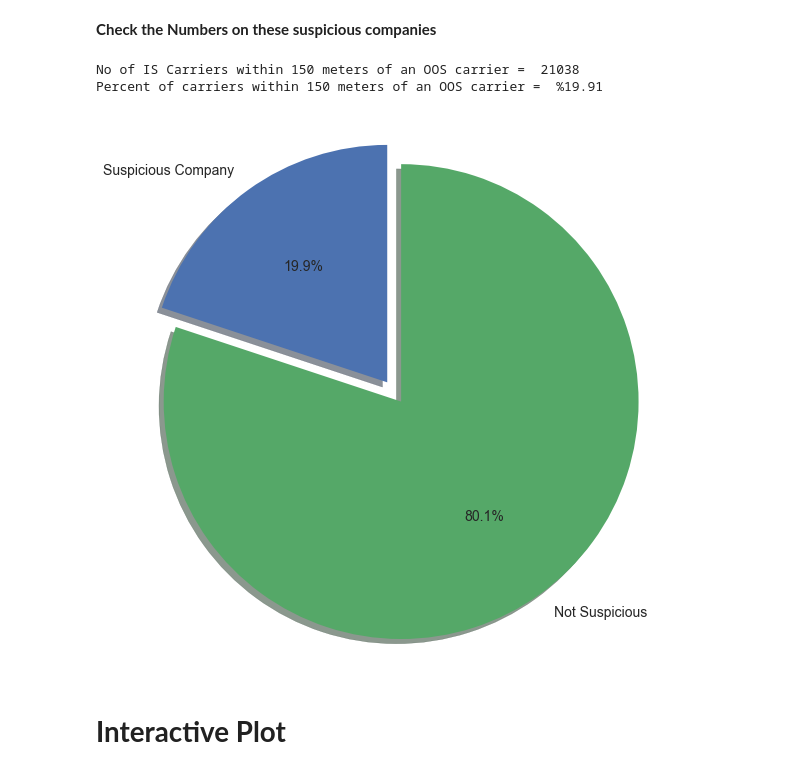
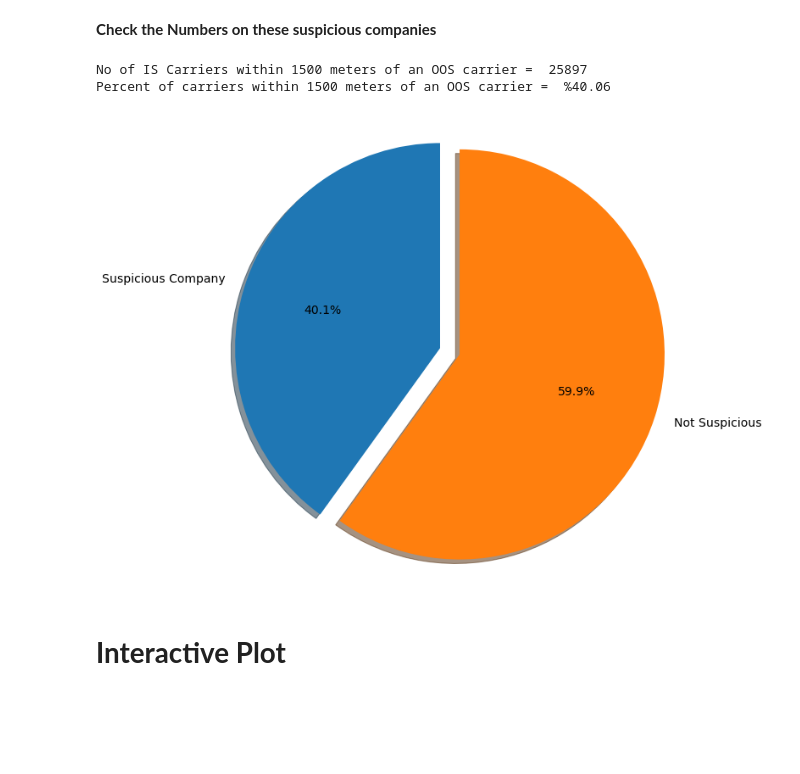
Before and after one commit to raedjamw/Chameleon-Trucking, a Jupyter notebook: Phase_1/Analysis_IS_OS.ipynb, the cells around one changed output. Cells and saved outputs as stored; diff of their text form; code cells hidden in the pictures; blank space fills up the shorter version.

```diff
--- a/Phase_1/Analysis_IS_OS.ipynb
+++ b/Phase_1/Analysis_IS_OS.ipynb
@@ -239,2 +117,3 @@ len(Clean_OS_Gdf)
 # %%
-closest_IS_All = nearest_neighbor(Clean_OS_Gdf, Cl_STATE_Gdf, return_dist=True)
+# apply KNN Module
+closest_IS_All = nearest_neighbor(Cl_STATE_Gdf,Clean_OS_Gdf, return_dist=True)
@@ -241,8 +124,4 @@ closest_IS_All = nearest_neighbor(Clean_OS_Gdf, Cl_STATE_Gdf, return_dist=True)
 # %%
-# Rename the Columns to distinguish between the two
-closest_IS_All = closest_IS_All.rename(columns={'USDOT': 'IS_USDOT','STATE':"IS_STATE", 'LEGAL_NAME': "IS_LEGAL_NAME", 'City': "IS_CITY",'address': "IS_FULL_ADDRESS",'dba_name':'IS_DBA_NAME','LAT':"IS_LAT",'LON':'IS_LON','geometry': 'IN_SERVICE_GEOMETRY'})
-#closest_stops.drop([ "LAT","LON"] , axis=1, inplace=True)
-
 # Merge the datasets by index (for this, it is good to use '.join()' -function)
-Merge_Closest = Clean_OS_Gdf.join(closest_IS_All,lsuffix='_OS', rsuffix='_IS')
-#Merge_Closest.columns
+Merge_Closest = Cl_STATE_Gdf.join(closest_IS_All ,lsuffix='_IS', rsuffix='_OS')
+Merge_Closest.shape
@@ -274,7 +184,7 @@ def getLineCoords(row, geom, coord_type):
 ### **Statitc Plot of Linkages**
 # %%
 # Create a link (LineString) between IS and OOS
-Merge_Closest['link'] = Merge_Closest.apply(lambda row: LineString([row['geometry'], row['IN_SERVICE_GEOMETRY']]), axis=1)
+Merge_Closest['link'] = Merge_Closest.apply(lambda row: LineString([row['geometry_IS'], row['geometry_OS']]), axis=1)
 
 # Set link as the active geometry
 Merge_Closest_links = Merge_Closest.copy()
@@ -315,12 +225,9 @@ ax.set_facecolor('black')
 # %%
-# Use 150 Meters as Cutoff
-Merge_Closest["Category_1"] = Merge_Closest['distance in meters_1'] <= 150
-Merge_Closest["Category_2"] = Merge_Closest['distance in meters_2'] <= 150
+# Use 1500 Meters as Cutoff
+Merge_Closest["Category_1"] = Merge_Closest['distance in meters_1'] <= 1000
 
 # Make Binary Variable
 Merge_Closest["Category_1"] = Merge_Closest["Category_1"].astype(int)
-Merge_Closest["Category_2"] = Merge_Closest["Category_2"].astype(int)
 
 # Convert Binary to categorical 1 Chameleon 0 Legitimate
 Merge_Closest["Category_1"] = pd.Categorical(Merge_Closest["Category_1"])
-Merge_Closest["Category_2"] = pd.Categorical(Merge_Closest["Category_2"])
@@ -328,28 +241,28 @@ Merge_Closest["Category_2"] = pd.Categorical(Merge_Closest["Category_2"])
 **Check the Numbers on these suspicious companies**
 # %%
 # Count length of threshold
-Len_Thresh = Merge_Closest["Category_1"].value_counts()[1]
+Len_Thresh = Merge_Closest["Category_1"].value_counts().loc[1]
 
 # Count all
 Len_DF = sum(Merge_Closest["Category_1"].value_counts())
 
-print("No of IS Carriers within 150 meters of an OOS carrier = ",Less_Thresh)
-print("Percent of carriers within 150 meters of an OOS carrier = ","%{00:.2f}".format(Len_Thresh*100/Len_DF))
+print("No of IS Carriers within 1500 meters of an OOS carrier = ",Len_Thresh)
+print("Percent of carriers within 1500 meters of an OOS carrier = ","%{00:.2f}".format(Len_Thresh*100/Len_DF))
 
 # Pie Chart
 labels = ['Suspicious Company', 'Not Suspicious']
 sizes = [Len_Thresh,Len_DF-Len_Thresh]
 explode = (0.1, 0)
 
 fig1, ax1 = plt.subplots(figsize=(10, 10))
 ax1.pie(sizes, explode=explode, labels=labels, autopct='%1.1f%%',
         shadow=True, startangle=90,textprops={'fontsize': 14})
 ax1.axis('equal')
 plt.show()
 # %% [output]
-No of IS Carriers within 150 meters of an OOS carrier =  21038
-Percent of carriers within 150 meters of an OOS carrier =  %19.91
+No of IS Carriers within 1500 meters of an OOS carrier =  25897
+Percent of carriers within 1500 meters of an OOS carrier =  %40.06
-[figure, old version]
+[figure, new version]
 # %% [markdown]
 # **Interactive Plot**
 # %% [markdown]
```
Also changed, not shown: parts of 48 cells of this notebook.
